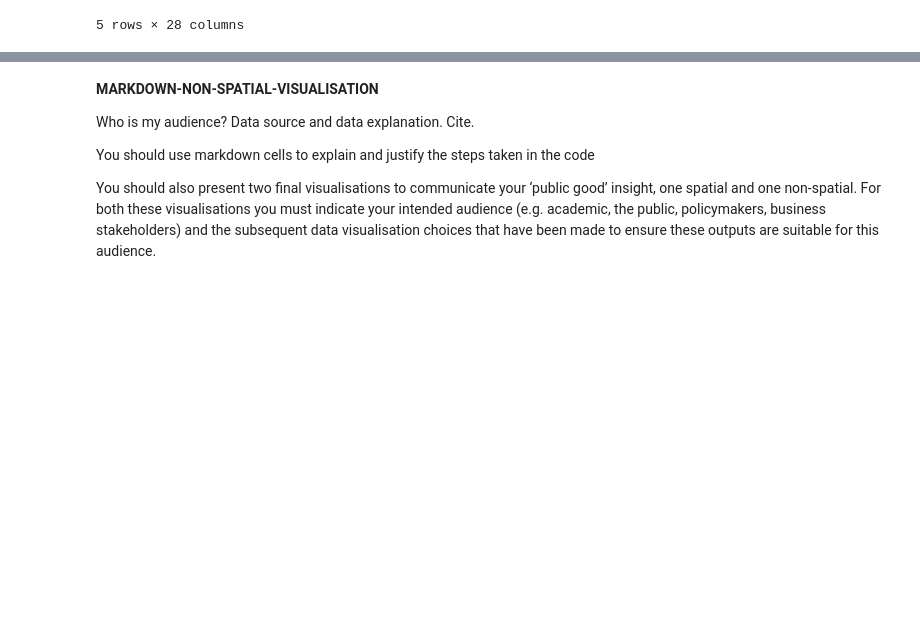
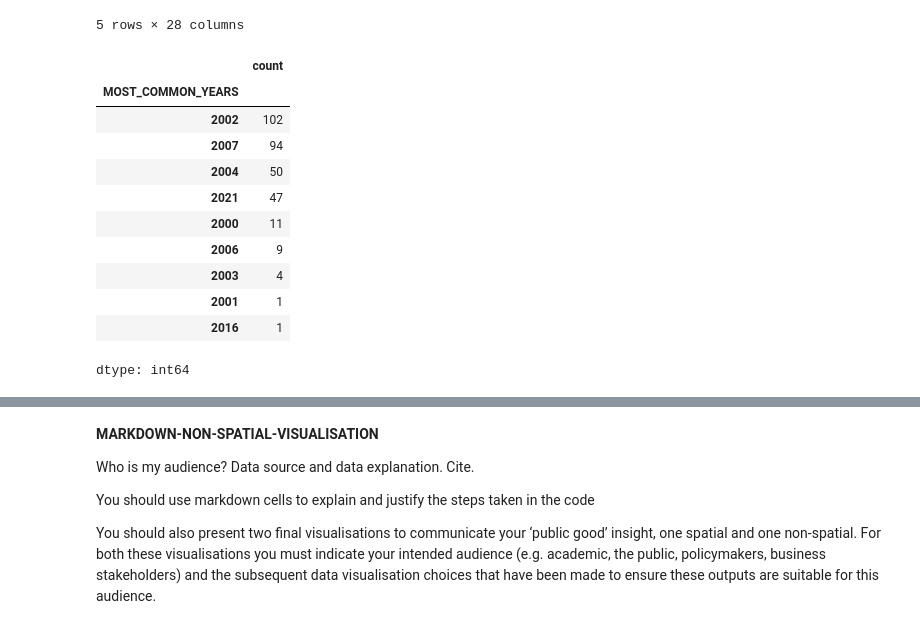
Before and after one commit to ClaudiaTurner/GEOG5990M, a Jupyter notebook: Final_Project_Python_GEOG5990M.ipynb, the cells around one changed output, grey strips where cells are left out. Drawn from its saved outputs; the diff is of its cells as text; code cells hidden in the pictures; blank space fills up the shorter version.

```diff
--- a/Final_Project_Python_GEOG5990M.ipynb
+++ b/Final_Project_Python_GEOG5990M.ipynb
@@ -359,14 +347,28 @@ Sales_England.tail()
 | 318 | ENGLAND_TOTAL_SALES | ENGLAND_TOTAL_SALES | 1185922.0 | 1190392.0 | 1338117.0 | 1216187.0 | 1328075.0 | 1022613.0 | 1260377.0 | 1340853.0 | ... | ... |
 5 rows × 28 columns
 # %%
+# Shortly I want to identify the year of the highest number of sold houses in each district
 
-# Identifies the year of the highest number of sold houses in each district
-
-Sales_England['MOST_COMMON_YEARS']=Sales_England[['2000','2001', '2002', '2003', '2004', '2005', '2006', '2007', '2008', '2009', '2010', '2011','2012', '2013', '2014', '2015', '2016', '2017', '2018', '2019', '2020', '2021', '2022', '2023']].idxmax(axis=1)
+Sales_England['MOST_COMMON_YEARS']=Sales_England[['2000','2001', '2002', '2003', '2004', '2005', '2006', '2007',
+                                                  '2008', '2009', '2010', '2011','2012', '2013', '2014', '2015',
+                                                  '2016', '2017', '2018', '2019', '2020', '2021', '2022', '2023']].idxmax(axis=1)
 
 Sales_England.head(10)
 
 Sales_England['MOST_COMMON_YEARS'].value_counts()
+# %% [output]
+|  | count |
+| MOST_COMMON_YEARS |  |
+| 2002 | 102 |
+| 2007 | 94 |
+| 2004 | 50 |
+| 2021 | 47 |
+| 2000 | 11 |
+| 2006 | 9 |
+| 2003 | 4 |
+| 2001 | 1 |
+| 2016 | 1 |
+dtype: int64
 # %%
 # COLOR BLIND
 
```
Also changed, not shown: parts of 3 cells of this notebook.
